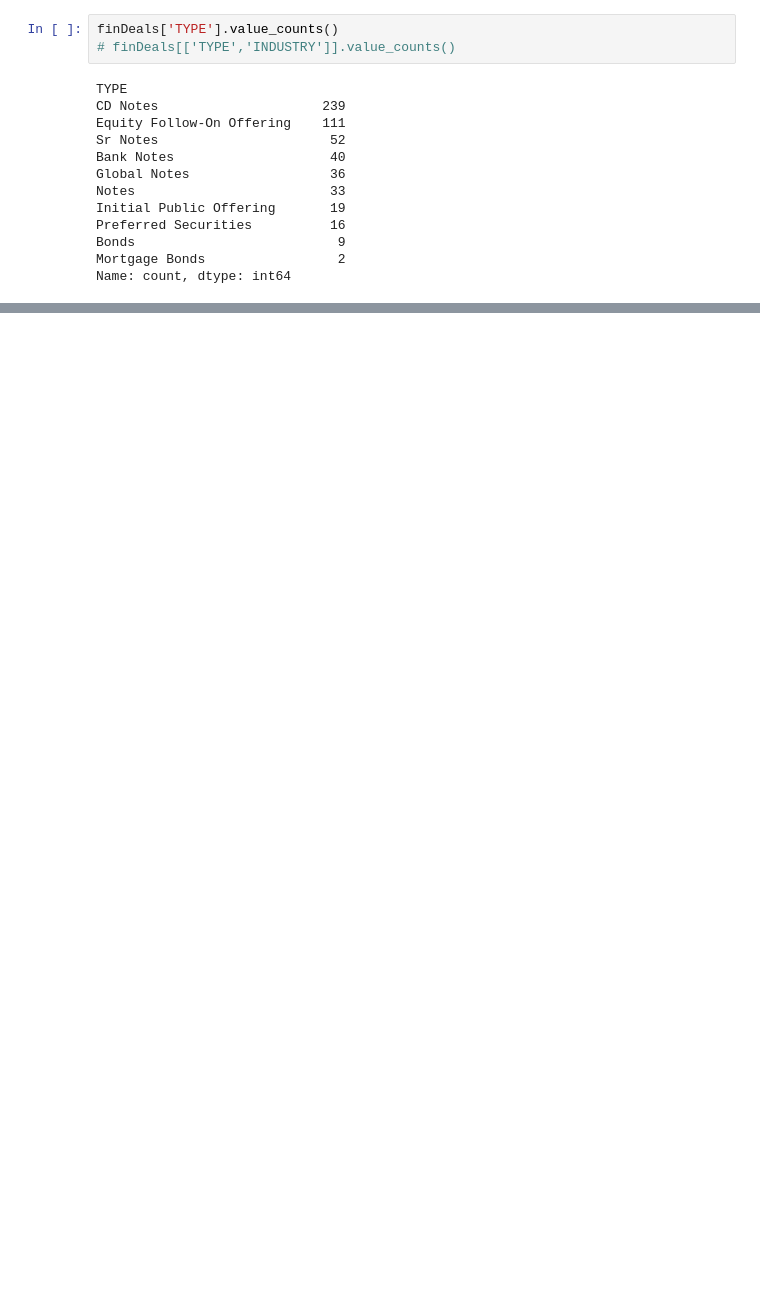
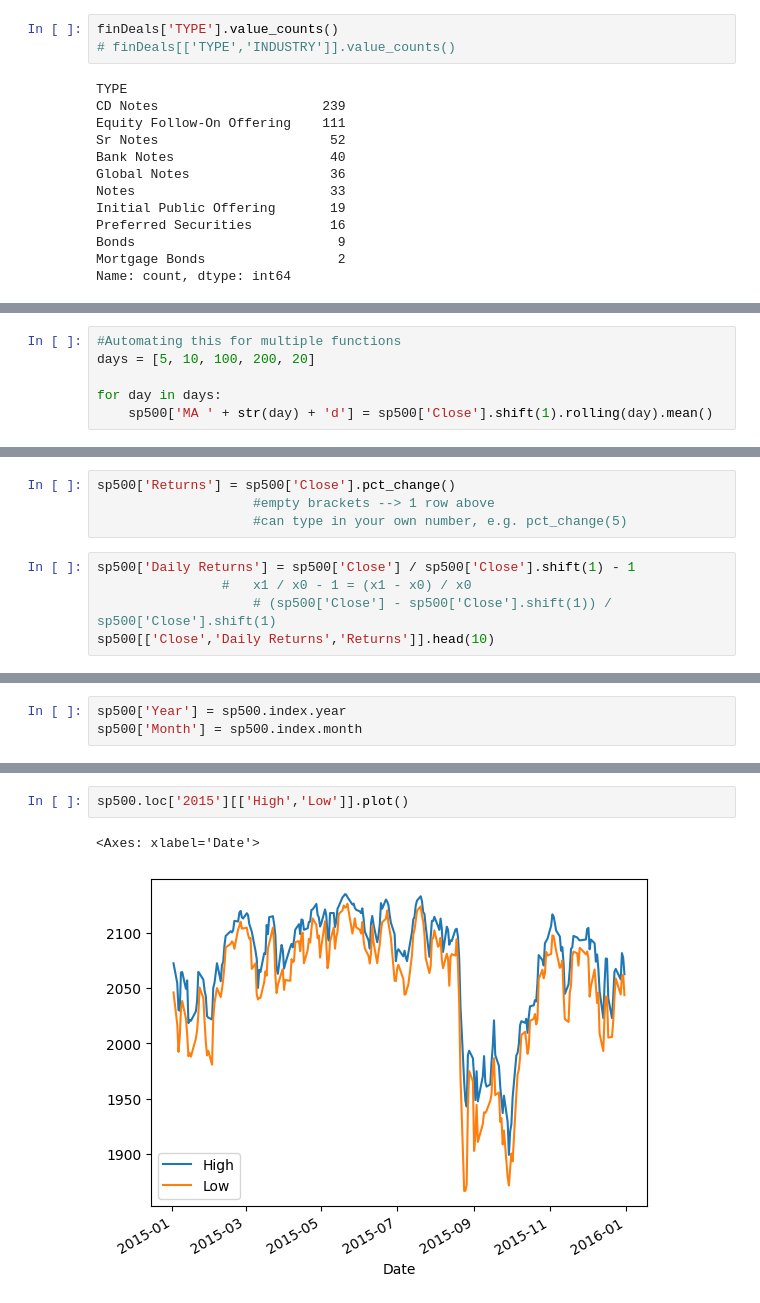
Before and after one commit to TheMarqueeGroup/JPM_DS_Apr2024, a Jupyter notebook: day1_notes.ipynb, the cells around one changed output, grey strips where cells are left out. Drawn from its saved outputs; the diff is of its cells as text; blank space fills up the shorter version.

```diff
--- a/day1_notes.ipynb
+++ b/day1_notes.ipynb
@@ -414,0 +442,6 @@ Name: count, dtype: int64
+# %%
+#Automating this for multiple functions
+days = [5, 10, 100, 200, 20]
+
+for day in days:
+    sp500['MA ' + str(day) + 'd'] = sp500['Close'].shift(1).rolling(day).mean()
@@ -414,0 +452,9 @@ Name: count, dtype: int64
+# %%
+sp500['Returns'] = sp500['Close'].pct_change()
+                    #empty brackets --> 1 row above
+                    #can type in your own number, e.g. pct_change(5)
+# %%
+sp500['Daily Returns'] = sp500['Close'] / sp500['Close'].shift(1) - 1
+                #   x1 / x0 - 1 = (x1 - x0) / x0
+                    # (sp500['Close'] - sp500['Close'].shift(1)) / sp500['Close'].shift(1)
+sp500[['Close','Daily Returns','Returns']].head(10)
@@ -414,0 +478,3 @@ Name: count, dtype: int64
+# %%
+sp500['Year'] = sp500.index.year
+sp500['Month'] = sp500.index.month
@@ -414,0 +711,5 @@ Name: count, dtype: int64
+# %%
+sp500.loc['2015'][['High','Low']].plot()
+# %% [output]
+<Axes: xlabel='Date'>
+[figure, added]
```
Also changed, not shown: parts of 36 cells of this notebook.
